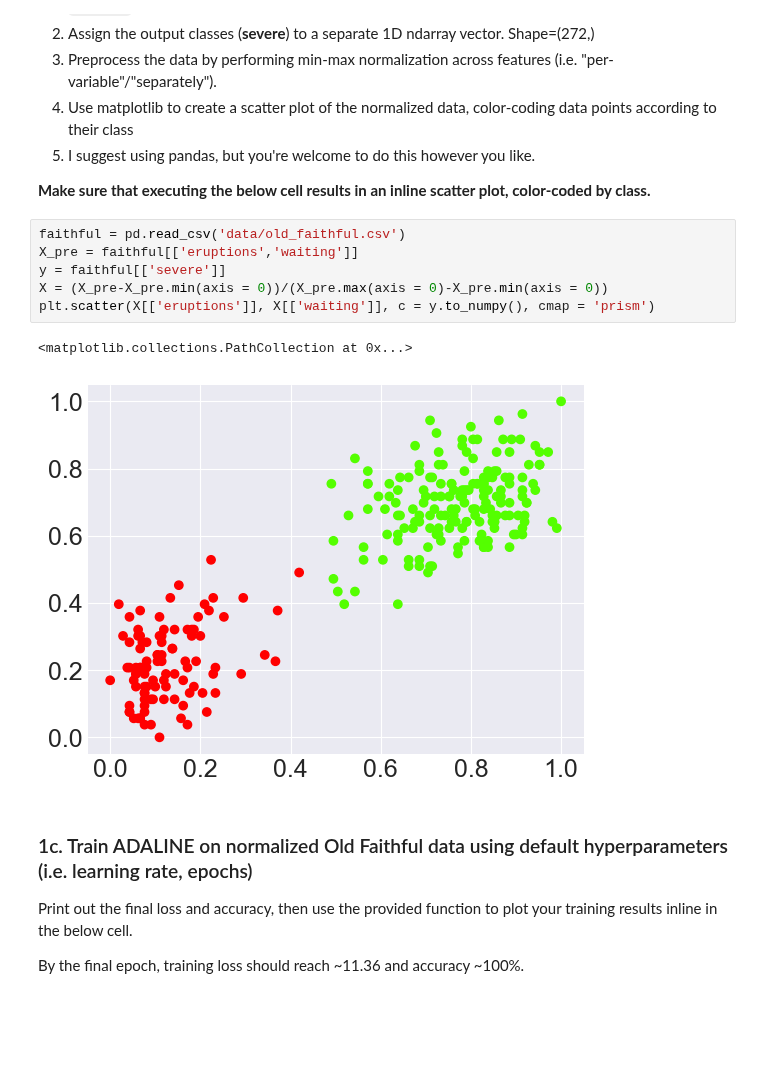
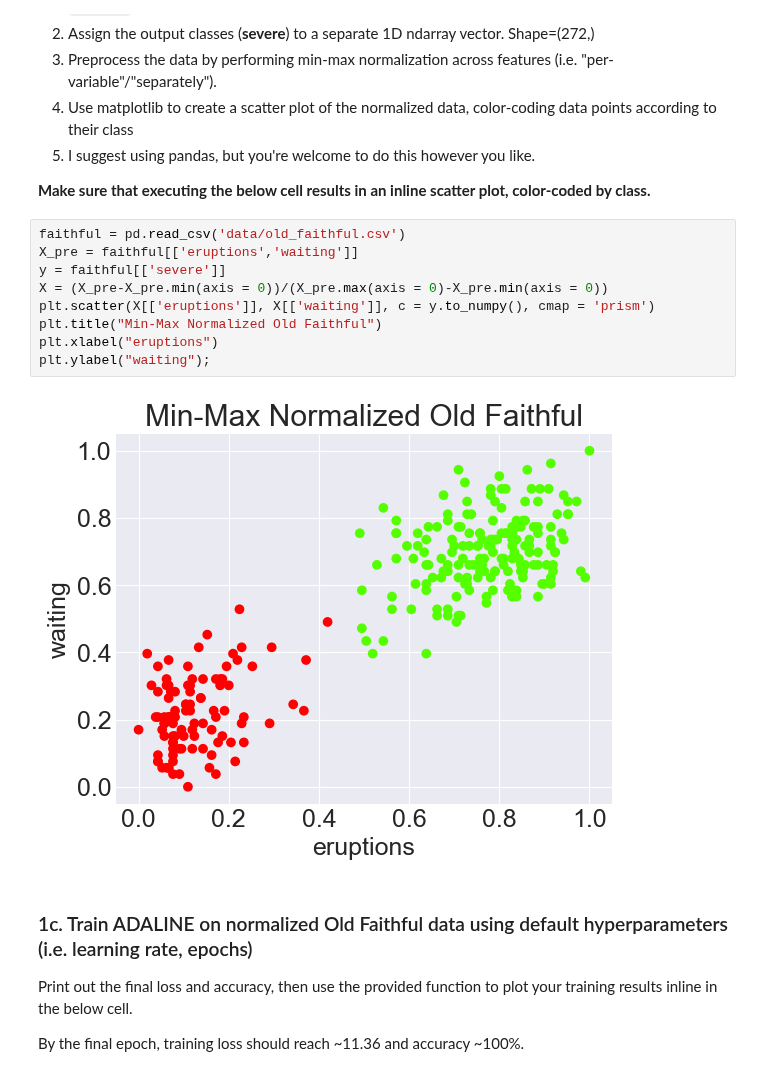
Before and after one commit to GhailanFadah/Neural-Networks, a Jupyter notebook: binary_classification.ipynb, the cells around one changed output. Cells and saved outputs as stored; diff of their text form; blank space fills up the shorter version.

```diff
--- a/binary_classification.ipynb
+++ b/binary_classification.ipynb
@@ -191,12 +191,14 @@ Write code to do the following in the below cell.
 # %%
 faithful = pd.read_csv('data/old_faithful.csv')
 X_pre = faithful[['eruptions','waiting']]
 y = faithful[['severe']]
 X = (X_pre-X_pre.min(axis = 0))/(X_pre.max(axis = 0)-X_pre.min(axis = 0))
 plt.scatter(X[['eruptions']], X[['waiting']], c = y.to_numpy(), cmap = 'prism')
+plt.title("Min-Max Normalized Old Faithful")
+plt.xlabel("eruptions")
+plt.ylabel("waiting");
 # %% [output]
-<matplotlib.collections.PathCollection at 0x...>
-[figure, old version]
+[figure, new version]
 # %% [markdown]
 ### 1c. Train ADALINE on normalized Old Faithful data using default hyperparameters (i.e. learning rate, epochs)
 
```
Also changed, not shown: parts of 16 cells of this notebook, 1 other file.
